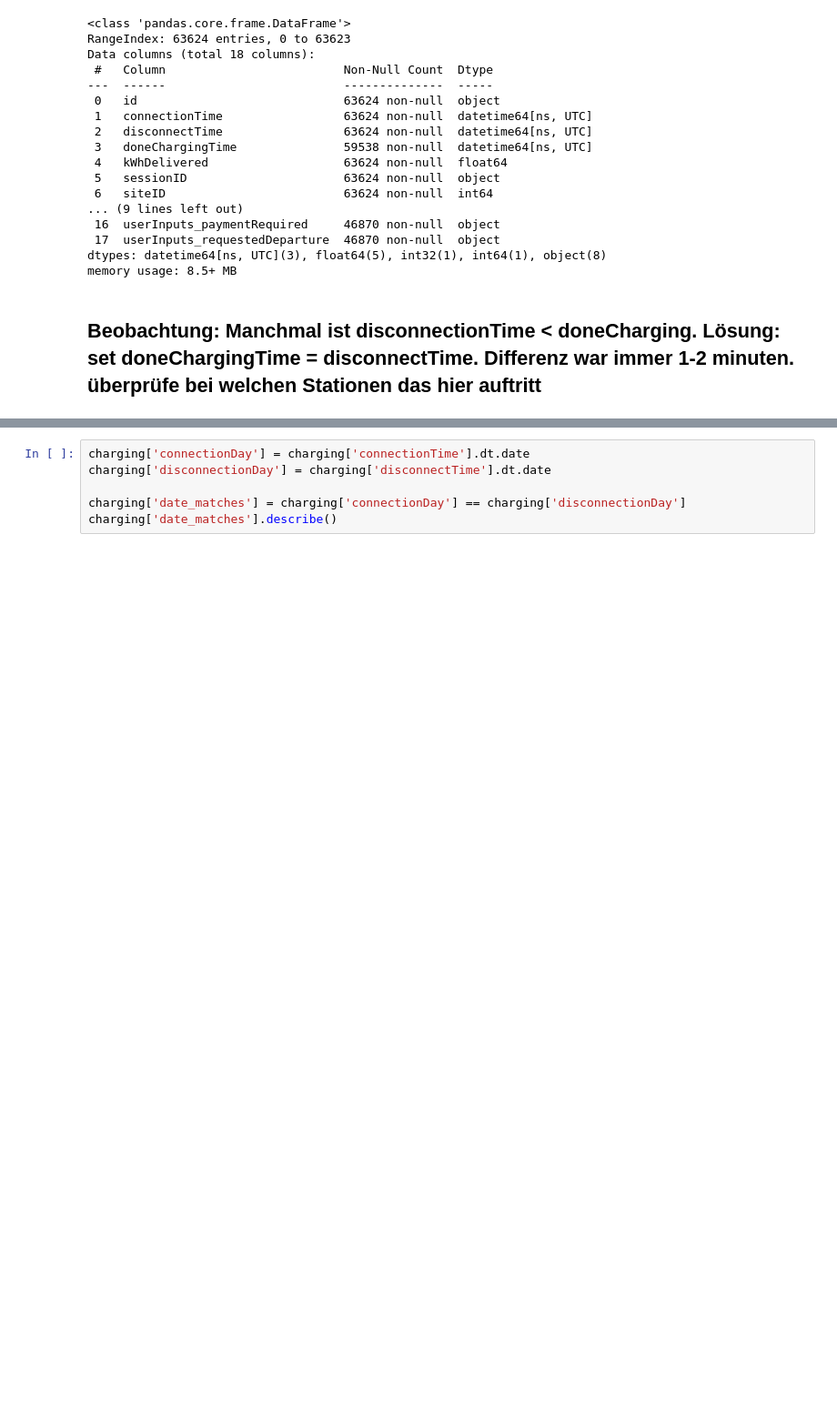
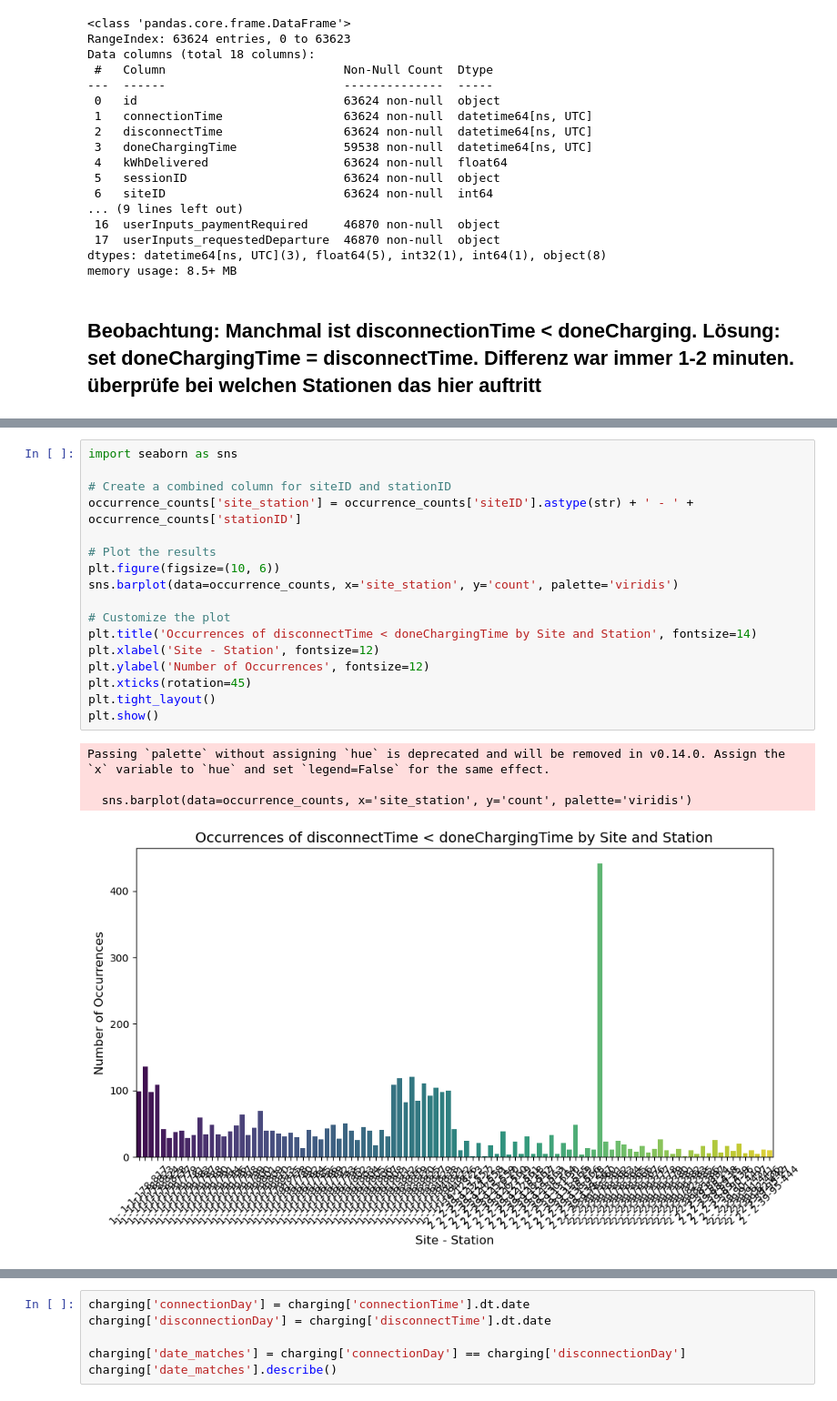
Before and after one commit to Vigro08/AA-Team-Assignment, a Jupyter notebook: Tasks/01_Data_Preparation.ipynb, the cells around one changed output, grey strips where cells are left out. Shown at 91% size. Cells and saved outputs as stored; diff of their text form; blank space fills up the shorter version.

Commit message:
Task 1: Set doneChargingTime to disconnectTime, more specific station information; Task 2: Kde Map for hourly, seasonal decomposition of whole timespan

```diff
--- a/Tasks/01_Data_Preparation.ipynb
+++ b/Tasks/01_Data_Preparation.ipynb
@@ -154,0 +204,22 @@ memory usage: 8.5+ MB
+# %%
+import seaborn as sns
+
+# Create a combined column for siteID and stationID
+occurrence_counts['site_station'] = occurrence_counts['siteID'].astype(str) + ' - ' + occurrence_counts['stationID']
+
+# Plot the results
+plt.figure(figsize=(10, 6))
+sns.barplot(data=occurrence_counts, x='site_station', y='count', palette='viridis')
+
+# Customize the plot
+plt.title('Occurrences of disconnectTime < doneChargingTime by Site and Station', fontsize=14)
+plt.xlabel('Site - Station', fontsize=12)
+plt.ylabel('Number of Occurrences', fontsize=12)
+plt.xticks(rotation=45)
+plt.tight_layout()
+plt.show()
+# %% [output]
+Passing `palette` without assigning `hue` is deprecated and will be removed in v0.14.0. Assign the `x` variable to `hue` and set `legend=False` for the same effect.
+
+  sns.barplot(data=occurrence_counts, x='site_station', y='count', palette='viridis')
+[figure, added]
```
Also changed, not shown: parts of 13 cells of this notebook, 2 other files.
